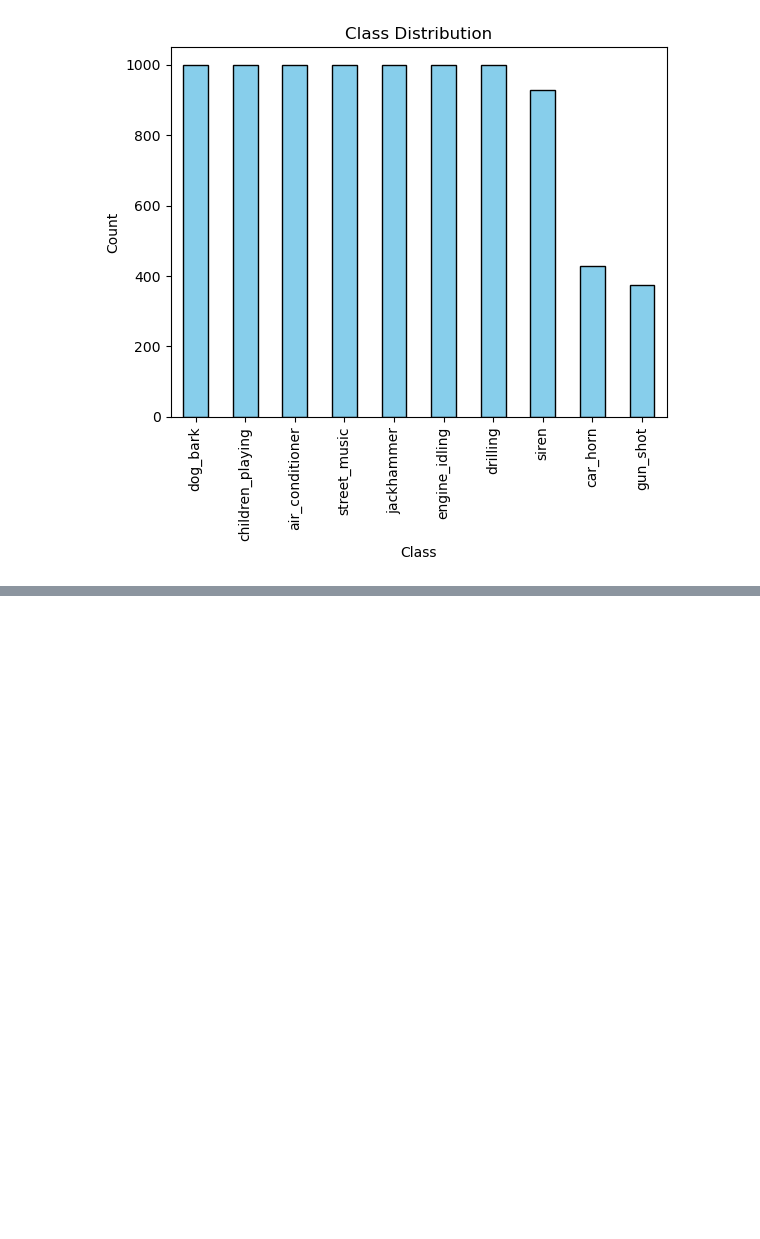
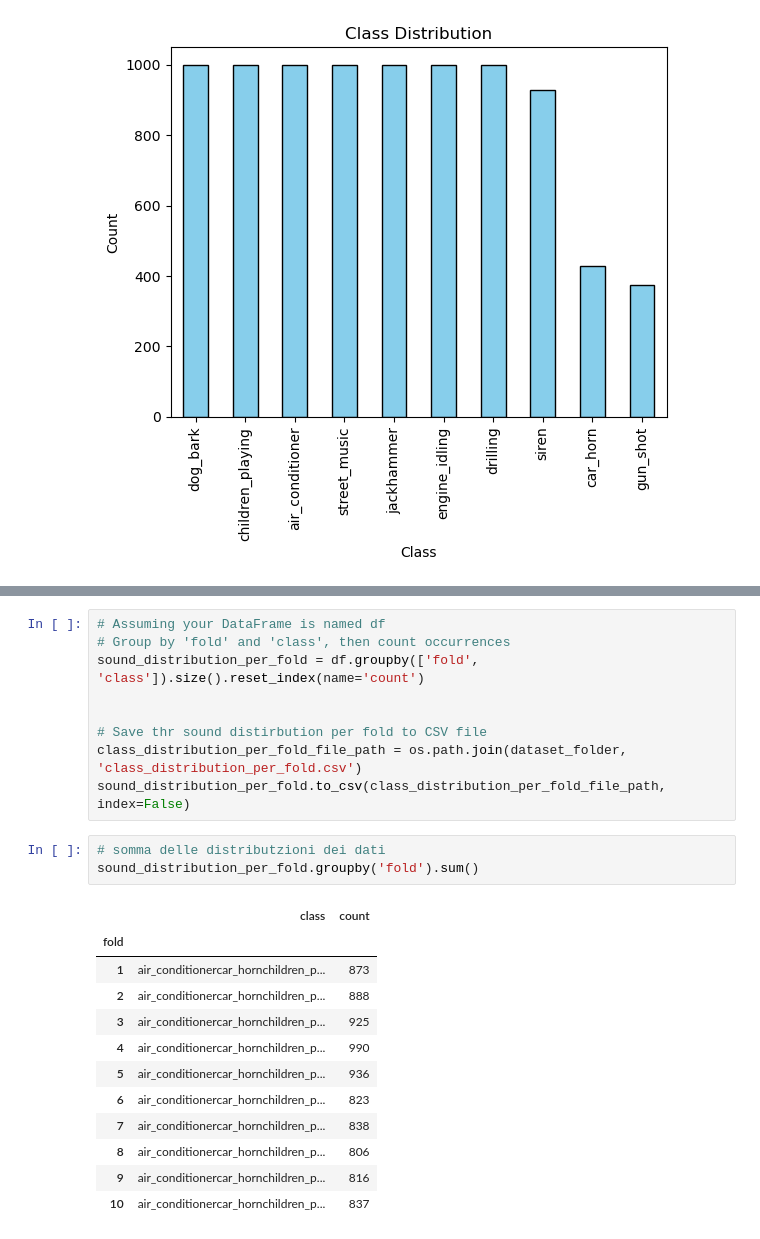
Before and after one commit to RonFrancesca/Text-to-Audio-ESC, a Jupyter notebook: dataset_distribution.ipynb, the cells around one changed output, grey strips where cells are left out. Drawn from its saved outputs; the diff is of its cells as text; blank space fills up the shorter version.

```diff
--- a/dataset_distribution.ipynb
+++ b/dataset_distribution.ipynb
@@ -133 +133,26 @@ max         4.036647
 Name: audio_duration, dtype: float64
+# %%
+# Assuming your DataFrame is named df
+# Group by 'fold' and 'class', then count occurrences
+sound_distribution_per_fold = df.groupby(['fold', 'class']).size().reset_index(name='count')
+
+
+# Save thr sound distirbution per fold to CSV file
+class_distribution_per_fold_file_path = os.path.join(dataset_folder, 'class_distribution_per_fold.csv')
+sound_distribution_per_fold.to_csv(class_distribution_per_fold_file_path, index=False)
+# %%
+# somma delle distributzioni dei dati
+sound_distribution_per_fold.groupby('fold').sum()
+# %% [output]
+|  | class | count |
+| fold |  |  |
+| 1 | air_conditionercar_hornchildren_p... | 873 |
+| 2 | air_conditionercar_hornchildren_p... | 888 |
+| 3 | air_conditionercar_hornchildren_p... | 925 |
+| 4 | air_conditionercar_hornchildren_p... | 990 |
+| 5 | air_conditionercar_hornchildren_p... | 936 |
+| 6 | air_conditionercar_hornchildren_p... | 823 |
+| 7 | air_conditionercar_hornchildren_p... | 838 |
+| 8 | air_conditionercar_hornchildren_p... | 806 |
+| 9 | air_conditionercar_hornchildren_p... | 816 |
+| 10 | air_conditionercar_hornchildren_p... | 837 |
```
Also changed, not shown: parts of 4 cells of this notebook, 8 other files.
